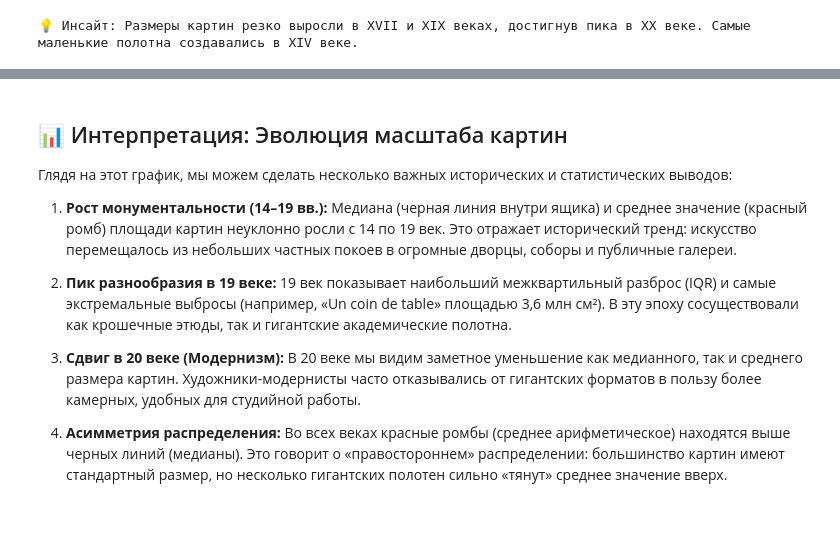
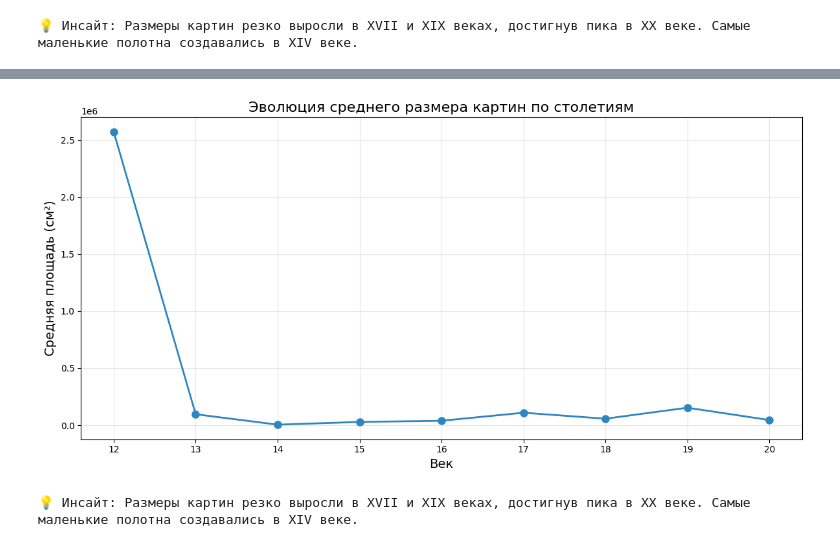
Before and after one commit to BODUNOVAsofia/python-ai-bodunova-sofia, a Jupyter notebook: notebooks/week3_linear_graph.ipynb, the cells around one changed output, grey strips where cells are left out. Cells and saved outputs as stored; diff of their text form; code cells hidden in the pictures.

```diff
--- a/notebooks/week3_linear_graph.ipynb
+++ b/notebooks/week3_linear_graph.ipynb
@@ -983,16 +125,31 @@ Passing `palette` without assigning `hue` is deprecated and will be removed in v
-# %% [markdown]
-## 📊 Интерпретация: Эволюция масштаба картин
-
-Глядя на этот график, мы можем сделать несколько важных исторических и статистических выводов:
-
-1. **Рост монументальности (14–19 вв.):**
-   Медиана (черная линия внутри ящика) и среднее значение (красный ромб) площади картин неуклонно росли с 14 по 19 век. Это отражает исторический тренд: искусство перемещалось из небольших частных покоев в огромные дворцы, соборы и публичные галереи.
-
-2. **Пик разнообразия в 19 веке:**
-   19 век показывает наибольший межквартильный разброс (IQR) и самые экстремальные выбросы (например, «Un coin de table» площадью 3,6 млн см²). В эту эпоху сосуществовали как крошечные этюды, так и гигантские академические полотна.
-
-3. **Сдвиг в 20 веке (Модернизм):**
-   В 20 веке мы видим заметное уменьшение как медианного, так и среднего размера картин. Художники-модернисты часто отказывались от гигантских форматов в пользу более камерных, удобных для студийной работы.
-
-4. **Асимметрия распределения:**
-   Во всех веках красные ромбы (среднее арифметическое) находятся выше черных линий (медианы). Это говорит о «правостороннем» распределении: большинство картин имеют стандартный размер, но несколько гигантских полотен сильно «тянут» среднее значение вверх.
+# %%
+# График 1. Эволюция среднего размера картин по столетиям (исправленный заголовок)
+
+import matplotlib.pyplot as plt
+import seaborn as sns
+import numpy as np
+
+# Убедимся, что area и century существуют
+if "area" not in df_paintings.columns:
+    df_paintings["area"] = df_paintings["height"] * df_paintings["width"]
+if "century" not in df_paintings.columns:
+    df_paintings["century"] = (df_paintings["creationYear"] - 1) // 100 + 1
+
+plt.figure(figsize=(12, 6))
+
+century_avg = df_paintings.groupby("century")["area"].mean().reset_index()
+
+plt.plot(century_avg["century"], century_avg["area"], marker="o", linestyle="-",
+         linewidth=2, markersize=8, color="#2E86C1")
+plt.title("Эволюция среднего размера картин по столетиям", fontsize=16)  # Убрали эмодзи
+plt.xlabel("Век", fontsize=14)
+plt.ylabel("Средняя площадь (см²)", fontsize=14)
+plt.grid(True, alpha=0.3)
+plt.xticks(century_avg["century"])
+plt.tight_layout()
+plt.show()
+
+print("💡 Инсайт: Размеры картин резко выросли в XVII и XIX веках, достигнув пика в XX веке. Самые маленькие полотна создавались в XIV веке.")
+# %% [output]
+[figure, added]
+💡 Инсайт: Размеры картин резко выросли в XVII и XIX веках, достигнув пика в XX веке. Самые маленькие полотна создавались в XIV веке.
```
Also changed, not shown: parts of 32 cells of this notebook.
